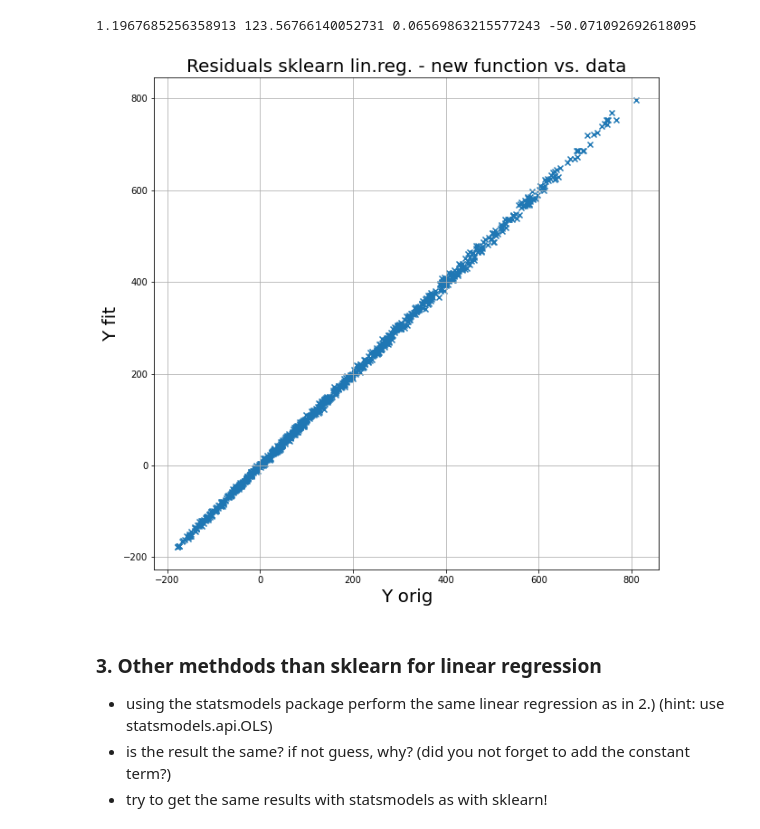
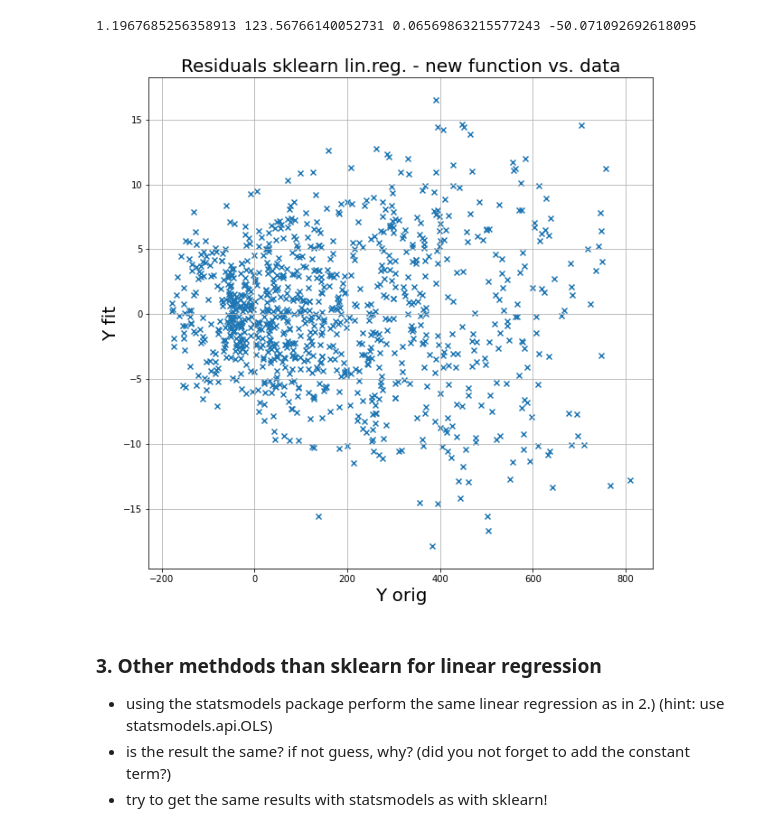
Before and after one commit to barnabasp/ML_Course, a Jupyter notebook: 4/hw_4_raw.ipynb, the cells around one changed output. Saved outputs shown, nothing was run; the diff lists cells and outputs as text; code cells hidden in the pictures.

```diff
--- a/4/hw_4_raw.ipynb
+++ b/4/hw_4_raw.ipynb
@@ -107,13 +107,13 @@ print(*reg_2.coef_, reg_2.intercept_)
 1.1967685256358913 123.56766140052731 0.06569863215577243 -50.071092692618095
 # %%
 plt.figure(figsize=(10,10))
-plt.scatter(y,y_2, marker='x')
+plt.scatter(y,y_2-y, marker='x')
 plt.xlabel('Y orig',fontsize=20)
 plt.ylabel('Y fit',fontsize=20)
 plt.title('Residuals sklearn lin.reg. - new function vs. data', fontsize=20)
 plt.grid(True)
 # %% [output]
-[figure, old version]
+[figure, new version]
 # %% [markdown]
 ### 3. Other methdods than sklearn for linear regression
 
```
Also changed, not shown: parts of 3 cells of this notebook, 1 other file.
